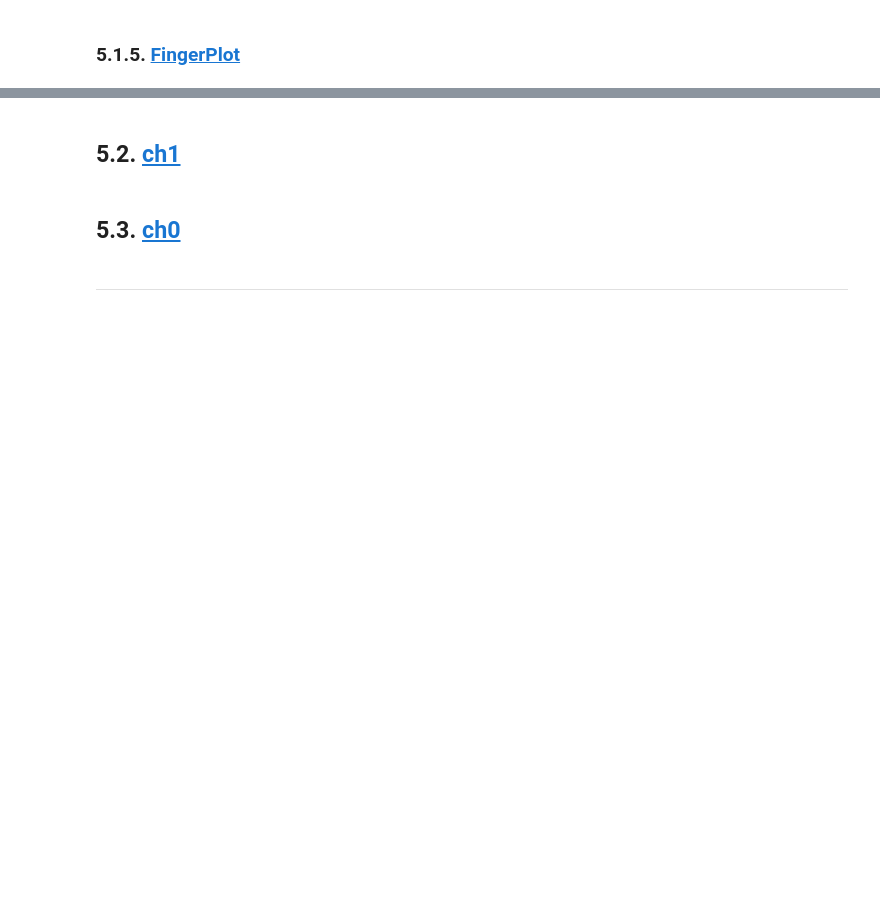
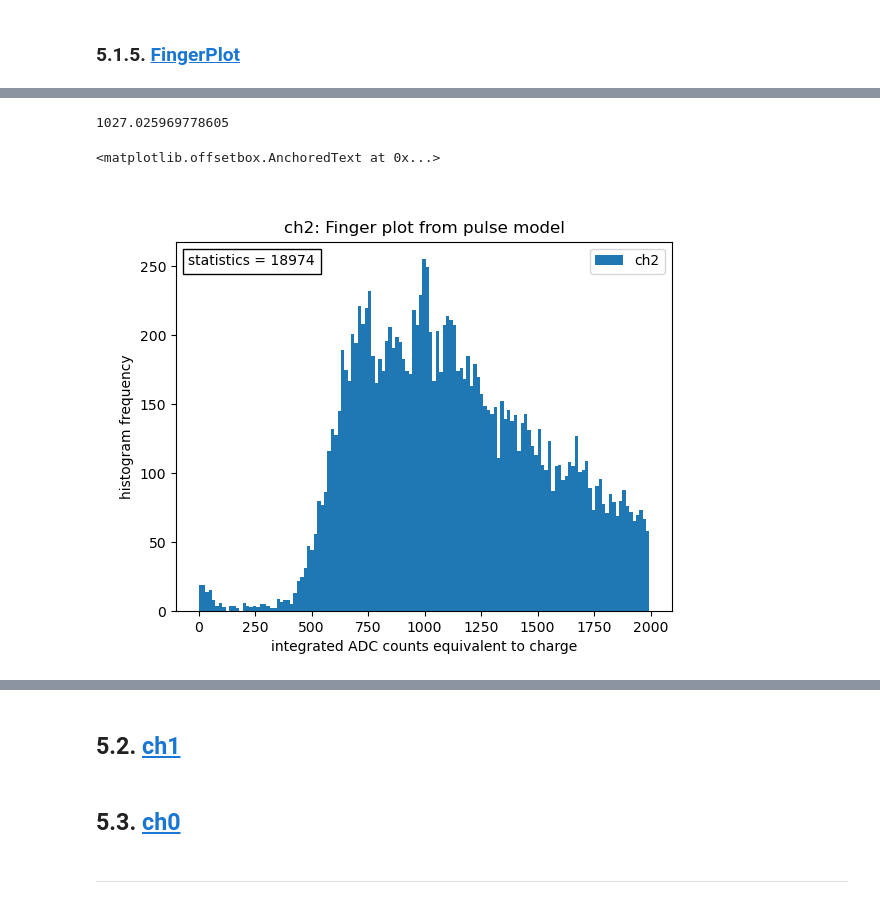
Before and after one commit to sarthchoudhary/ArGSet, a Jupyter notebook: notebooks/histogram_wf_param.ipynb, the cells around one changed output, grey strips where cells are left out. Cells and saved outputs as stored; diff of their text form; code cells hidden in the pictures; blank space fills up the shorter version.

```diff
--- a/notebooks/histogram_wf_param.ipynb
+++ b/notebooks/histogram_wf_param.ipynb
@@ -655,2 +702,31 @@ ax99.add_artist(text_in_box)
+# %%
+np.sum(pulse_template(x_values, *fitted_param) - fitted_param[4])
+# %% [output]
+1027.025969778605
+# %%
+integration_vector = np.array([])
+for wf_index in fit_catalogue['ch2']['wf_ch2'].index.values:
+    if fit_catalogue['ch2']['chisqr'].loc[wf_index] < 2:
+        fitted_param = fit_catalogue['ch2']['fit_param'][wf_index]
+        # fitted_param[4] = fit_catalogue['ch2']['estimated_baseline'][wf_index]
+        trace = pulse_template(x_values, *fitted_param) - fitted_param[4]
+        # pulse_win_integration_value = np.sum(trace)
+        pulse_win_integration_value = simpson(trace)
+        integration_vector = np.append(integration_vector, pulse_win_integration_value)
+# %%
+fig111, ax111 = plt.subplots()
+# ax111.hist(integration_vector, bins=np.arange(450, 6000, 60), color='C0', label='ch2'); # fixed window
+ax111.hist(integration_vector, bins=np.arange(0, 2000, 15), color='C0', label='ch2'); # peak_loc
+# ax111.hist(integration_vector, bins=2000, color='C0', label='ch2');
+ax111.legend()
+ax111.set_title('ch2: Finger plot from pulse model')
+ax111.set_xlabel('integrated ADC counts equivalent to charge')
+ax111.set_ylabel('histogram frequency')
+text_in_box = AnchoredText(f"statistics = {len(integration_vector)}", \
+                                       loc='upper left')
+ax111.add_artist(text_in_box)
+# %% [output]
+<matplotlib.offsetbox.AnchoredText at 0x...>
+[figure, added]
 # %%
 sys.exit()
```
Also changed, not shown: parts of 35 cells of this notebook.
